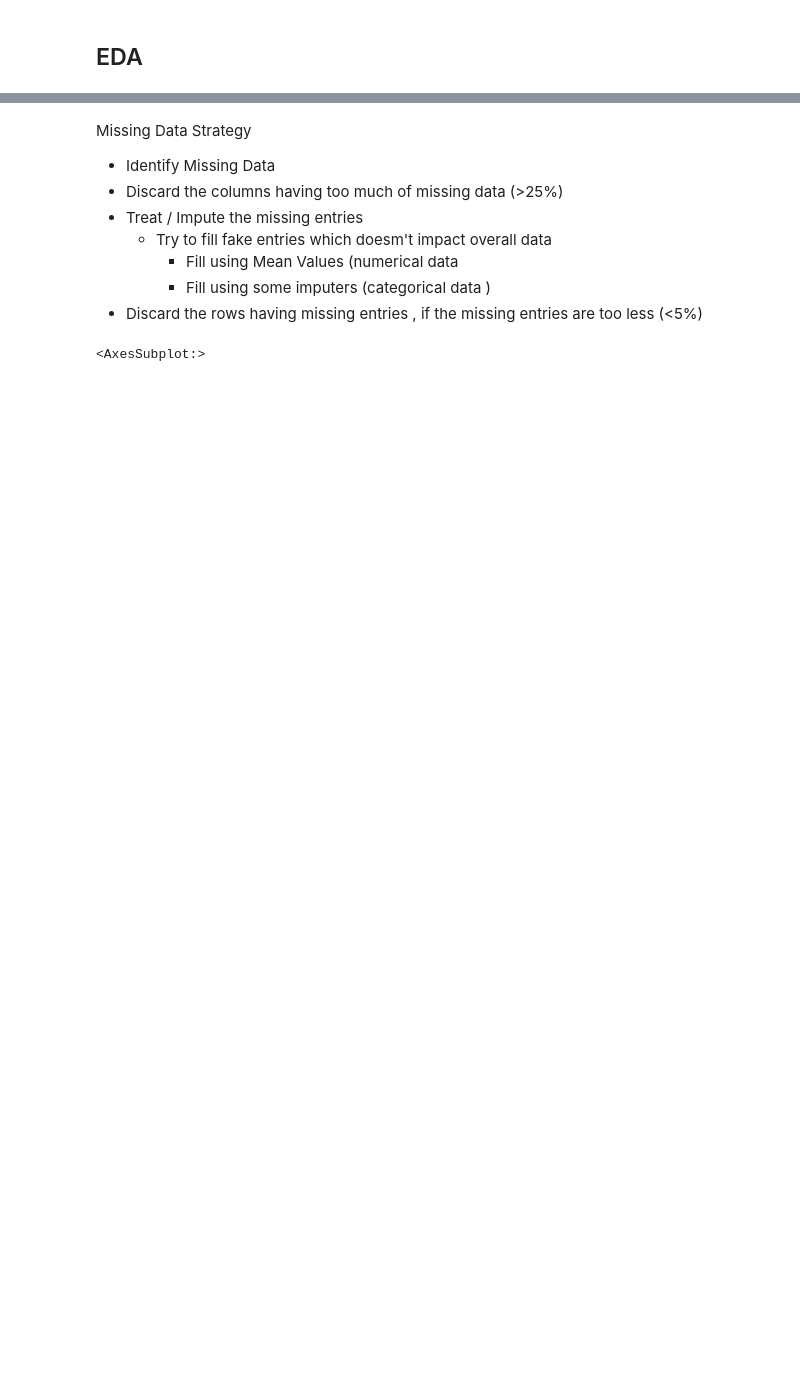
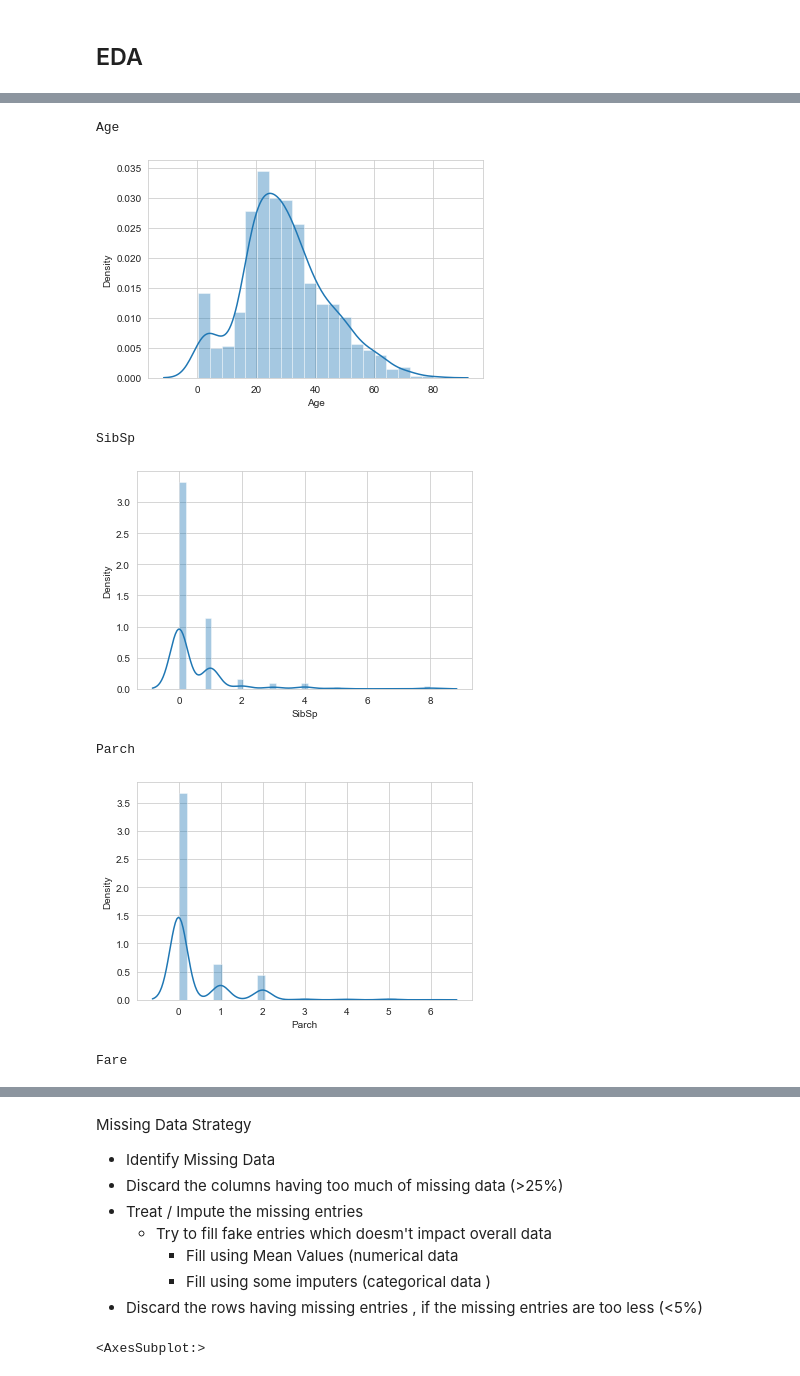
Before and after one commit to officialanshgoyal/ML-, a Jupyter notebook: logistic_reg.ipynb, the cells around one changed output, grey strips where cells are left out. Drawn from its saved outputs; the diff is of its cells as text; code cells hidden in the pictures; blank space fills up the shorter version.

```diff
--- a/logistic_reg.ipynb
+++ b/logistic_reg.ipynb
@@ -53,0 +94,16 @@ df.sample(5)
+# %%
+def num_analyze(col):
+    print(col)
+    sns.distplot(df[col])
+    plt.show()
+
+for col in num_cols:
+    num_analyze(col)
+# %% [output]
+Age
+[figure, added]
+SibSp
+[figure, added]
+Parch
+[figure, added]
+Fare
```
Also changed, not shown: parts of 46 cells of this notebook.
